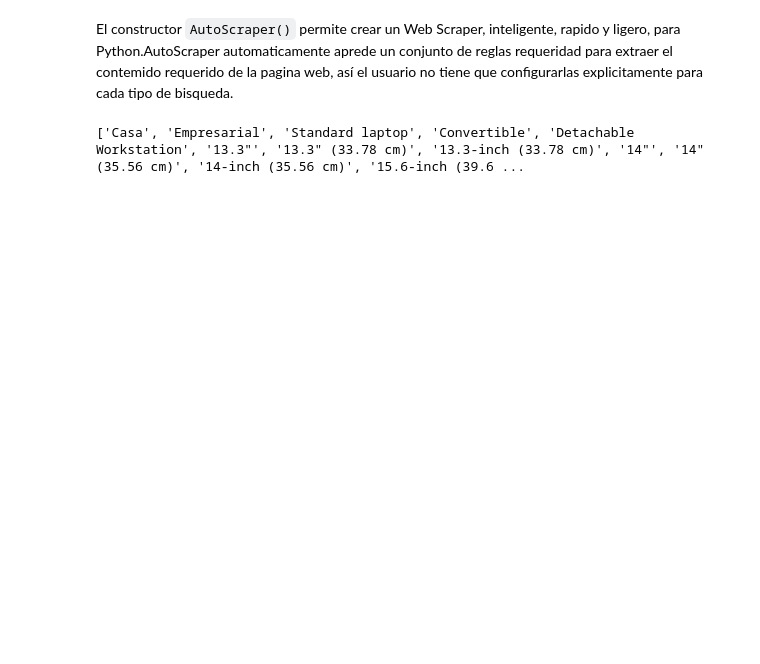
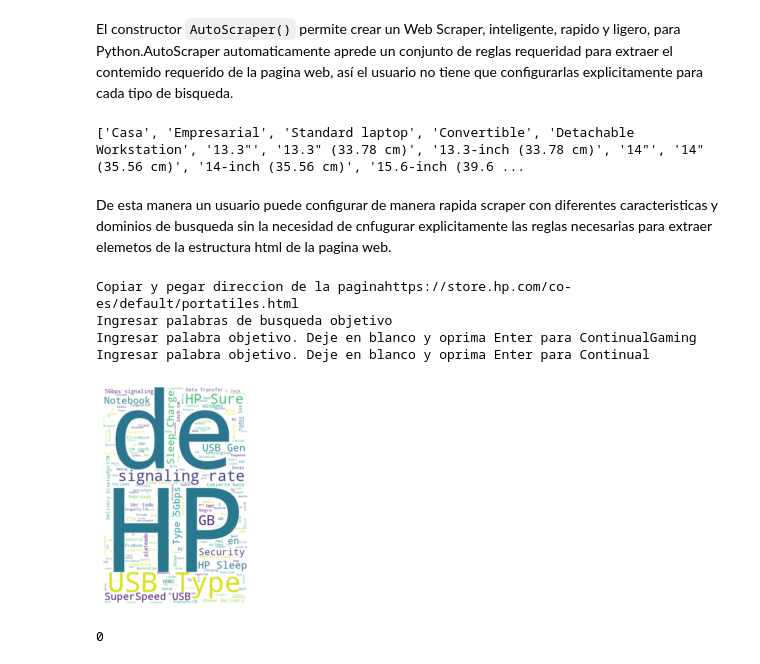
Before and after one commit to AndresBonillaD/search-bot, a Jupyter notebook: v1_Scraper.ipynb, the cells around one changed output. Drawn from its saved outputs; the diff is of its cells as text; code cells hidden in the pictures; blank space fills up the shorter version.

Commit message:
Iterativo - WordCloud

```diff
--- a/v1_Scraper.ipynb
+++ b/v1_Scraper.ipynb
@@ -84,3 +107,39 @@ def customScraper(url, wantedList):
   scraper = AutoScraper()
   result = scraper.build(url, wanted_list)
   return result
+# %%
+# Interaccion con el usuario para capturar solcitudes de busqueda
+
+def configurarBusqueda():
+  myUrl = input('Copiar y pegar direccion de la pagina')
+  myWanted_list = []
+  print('Ingresar palabras de busqueda objetivo')
+  word = ' '
+
+  while len(word) > 0:
+    if word != ' ':
+      myWanted_list.append(word)
+    word = input('Ingresar palabra objetivo. Deje en blanco y oprima Enter para Continual')
+
+  return myUrl, myWanted_list
+# %%
+# seccion para realizar busquedas semiautomaticas de manera iterativa usando el scraper
+
+def busqueda():
+  url, wanted_list = configurarBusqueda()
+  results = customScraper(url, wanted_list)
+  return results
+# %% [markdown]
+De esta manera un usuario puede configurar de manera rapida scraper con diferentes caracteristicas y dominios de busqueda sin la necesidad de cnfugurar explicitamente las reglas necesarias para extraer elemetos de la estructura html de la pagina web.
+# %%
+# bloque basico para la configuracion de un nuevo craper de manera manual
+
+my_results = busqueda()
+printWC(my_results)
+# %% [output]
+Copiar y pegar direccion de la paginahttps://store.hp.com/co-es/default/portatiles.html
+Ingresar palabras de busqueda objetivo
+Ingresar palabra objetivo. Deje en blanco y oprima Enter para ContinualGaming
+Ingresar palabra objetivo. Deje en blanco y oprima Enter para Continual
+[figure, added]
+0
```
Also changed, not shown: parts of 6 cells of this notebook.
